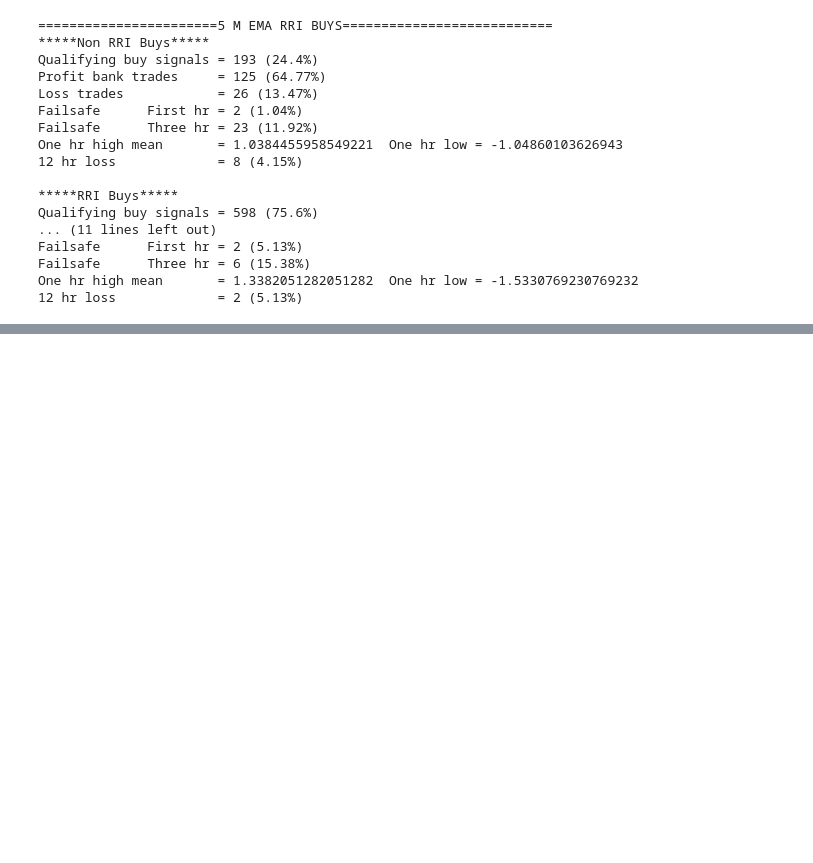
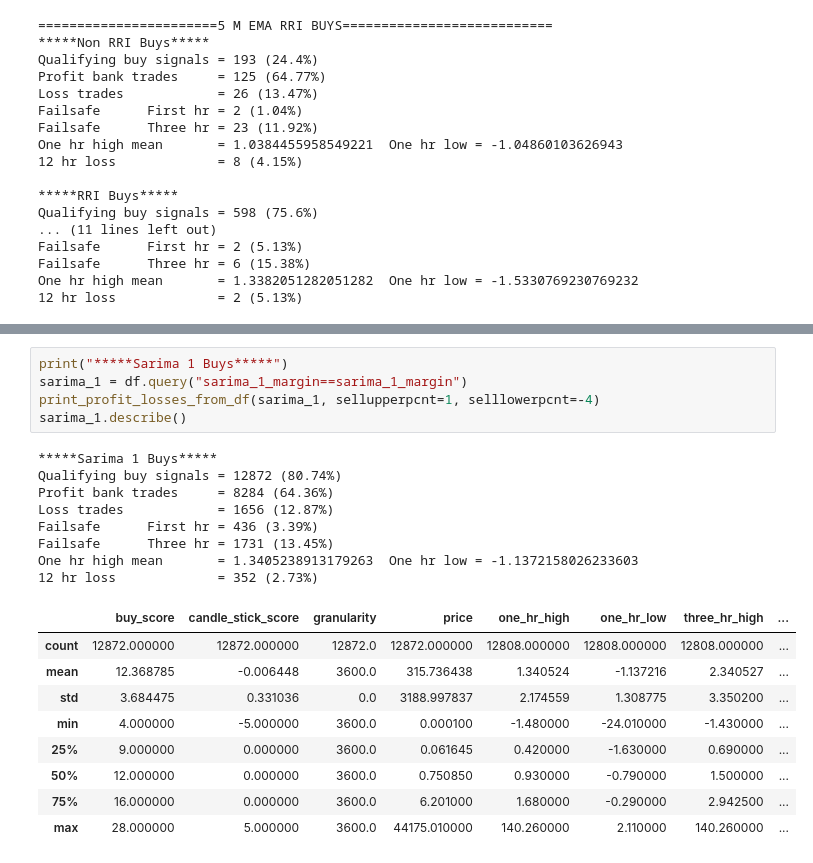
Before and after one commit to aswinkp/pycryptobot, a Jupyter notebook: compare_buy_signals.ipynb, the cells around one changed output, grey strips where cells are left out. Saved outputs shown, nothing was run; the diff lists cells and outputs as text; blank space fills up the shorter version.

```diff
--- a/compare_buy_signals.ipynb
+++ b/compare_buy_signals.ipynb
@@ -128,0 +218,23 @@ One hr high mean       = 1.3382051282051282  One hr low = -1.5330769230769232
+# %%
+print("*****Sarima 1 Buys*****")
+sarima_1 = df.query("sarima_1_margin==sarima_1_margin")
+print_profit_losses_from_df(sarima_1, sellupperpcnt=1, selllowerpcnt=-4)
+sarima_1.describe()
+# %% [output]
+*****Sarima 1 Buys*****
+Qualifying buy signals = 12872 (80.74%)
+Profit bank trades     = 8284 (64.36%)
+Loss trades            = 1656 (12.87%)
+Failsafe      First hr = 436 (3.39%)
+Failsafe      Three hr = 1731 (13.45%)
+One hr high mean       = 1.3405238913179263  One hr low = -1.1372158026233603
+12 hr loss             = 352 (2.73%)
+|  | buy_score | candle_stick_score | granularity | price | one_hr_high | one_hr_low | three_hr_high | ... |
+| count | 12872.000000 | 12872.000000 | 12872.0 | 12872.000000 | 12808.000000 | 12808.000000 | 12808.000000 | ... |
+| mean | 12.368785 | -0.006448 | 3600.0 | 315.736438 | 1.340524 | -1.137216 | 2.340527 | ... |
+| std | 3.684475 | 0.331036 | 0.0 | 3188.997837 | 2.174559 | 1.308775 | 3.350200 | ... |
+| min | 4.000000 | -5.000000 | 3600.0 | 0.000100 | -1.480000 | -24.010000 | -1.430000 | ... |
+| 25% | 9.000000 | 0.000000 | 3600.0 | 0.061645 | 0.420000 | -1.630000 | 0.690000 | ... |
+| 50% | 12.000000 | 0.000000 | 3600.0 | 0.750850 | 0.930000 | -0.790000 | 1.500000 | ... |
+| 75% | 16.000000 | 0.000000 | 3600.0 | 6.201000 | 1.680000 | -0.290000 | 2.942500 | ... |
+| max | 28.000000 | 5.000000 | 3600.0 | 44175.010000 | 140.260000 | 2.110000 | 140.260000 | ... |
```
Also changed, not shown: parts of 8 cells of this notebook, 2 other files.
